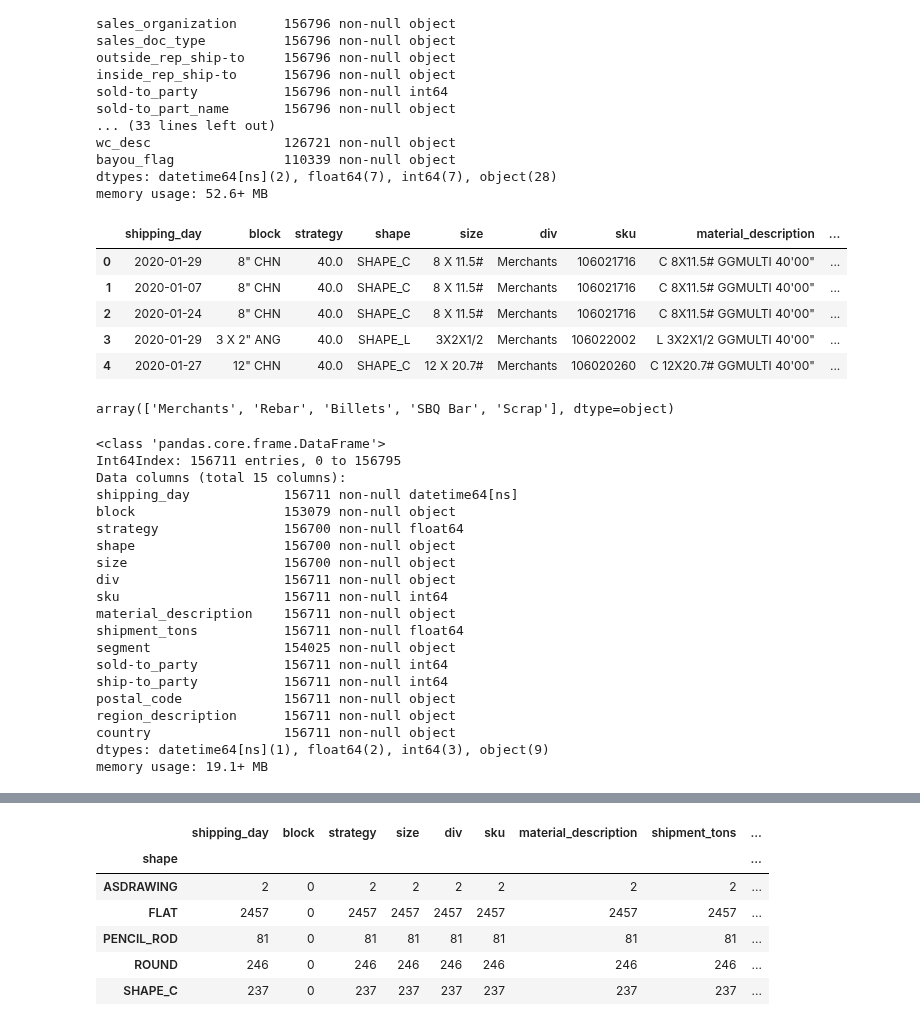
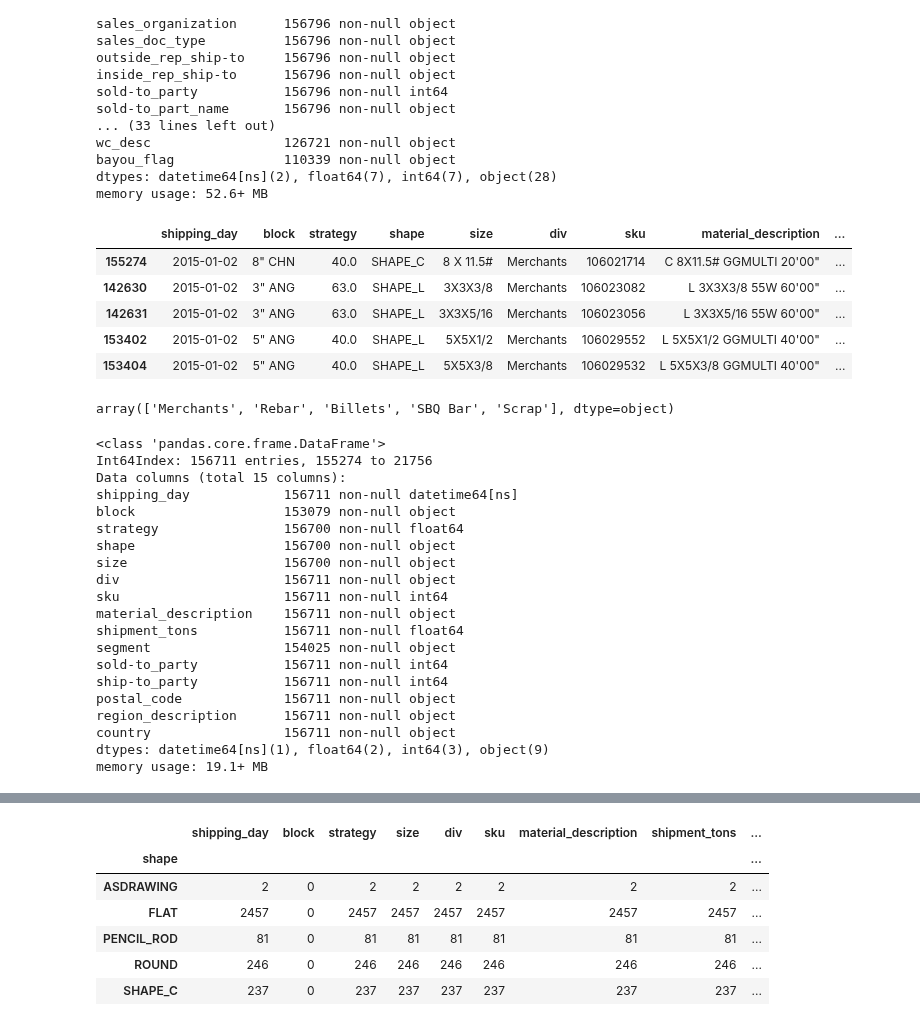
Before and after one commit to jvac06/pft, a Jupyter notebook: scripts/cleaning.ipynb, the cells around one changed output, grey strips where cells are left out. Saved outputs shown, nothing was run; the diff lists cells and outputs as text; code cells hidden in the pictures.

```diff
--- a/scripts/cleaning.ipynb
+++ b/scripts/cleaning.ipynb
@@ -435,15 +438,16 @@ ship_hist["shipment_tons"].fillna(0, inplace=True)
 # %%
 #Reducing main data frame
 ship_reduced = ship_hist[["shipping_day", "block", "strgr", "shape", "sizeforqualcert", "div", "material", "material_description","shipment_tons", "segment", "sold-to_party","ship-to_party", "postal_code","region_description", "country"]]
 ship_reduced.rename(columns={"material":"sku", "strgr":"strategy","sizeforqualcert":"size"}, inplace=True)
+ship_reduced = ship_reduced.sort_values(["shipping_day", "material_description"])
 ship_reduced.head()
 # %% [output]
 |  | shipping_day | block | strategy | shape | size | div | sku | material_description | ... |
-| 0 | 2020-01-29 | 8" CHN | 40.0 | SHAPE_C | 8 X 11.5# | Merchants | 106021716 | C 8X11.5# GGMULTI 40'00" | ... |
-| 1 | 2020-01-07 | 8" CHN | 40.0 | SHAPE_C | 8 X 11.5# | Merchants | 106021716 | C 8X11.5# GGMULTI 40'00" | ... |
-| 2 | 2020-01-24 | 8" CHN | 40.0 | SHAPE_C | 8 X 11.5# | Merchants | 106021716 | C 8X11.5# GGMULTI 40'00" | ... |
-| 3 | 2020-01-29 | 3 X 2" ANG | 40.0 | SHAPE_L | 3X2X1/2 | Merchants | 106022002 | L 3X2X1/2 GGMULTI 40'00" | ... |
-| 4 | 2020-01-27 | 12" CHN | 40.0 | SHAPE_C | 12 X 20.7# | Merchants | 106020260 | C 12X20.7# GGMULTI 40'00" | ... |
+| 155274 | 2015-01-02 | 8" CHN | 40.0 | SHAPE_C | 8 X 11.5# | Merchants | 106021714 | C 8X11.5# GGMULTI 20'00" | ... |
+| 142630 | 2015-01-02 | 3" ANG | 63.0 | SHAPE_L | 3X3X3/8 | Merchants | 106023082 | L 3X3X3/8 55W 60'00" | ... |
+| 142631 | 2015-01-02 | 3" ANG | 63.0 | SHAPE_L | 3X3X5/16 | Merchants | 106023056 | L 3X3X5/16 55W 60'00" | ... |
+| 153402 | 2015-01-02 | 5" ANG | 40.0 | SHAPE_L | 5X5X1/2 | Merchants | 106029552 | L 5X5X1/2 GGMULTI 40'00" | ... |
+| 153404 | 2015-01-02 | 5" ANG | 40.0 | SHAPE_L | 5X5X3/8 | Merchants | 106029532 | L 5X5X3/8 GGMULTI 40'00" | ... |
 # %%
 #Check unique Divisions
 ship_hist["div"].unique()
@@ -456,7 +460,7 @@ ship_reduced = ship_reduced.loc[(ship_reduced["div"] != "Billets") & (ship_reduc
 ship_reduced.info()
 # %% [output]
 <class 'pandas.core.frame.DataFrame'>
-Int64Index: 156711 entries, 0 to 156795
+Int64Index: 156711 entries, 155274 to 21756
 Data columns (total 15 columns):
 shipping_day            156711 non-null datetime64[ns]
 block                   153079 non-null object
```
Also changed, not shown: parts of 30 cells of this notebook.
